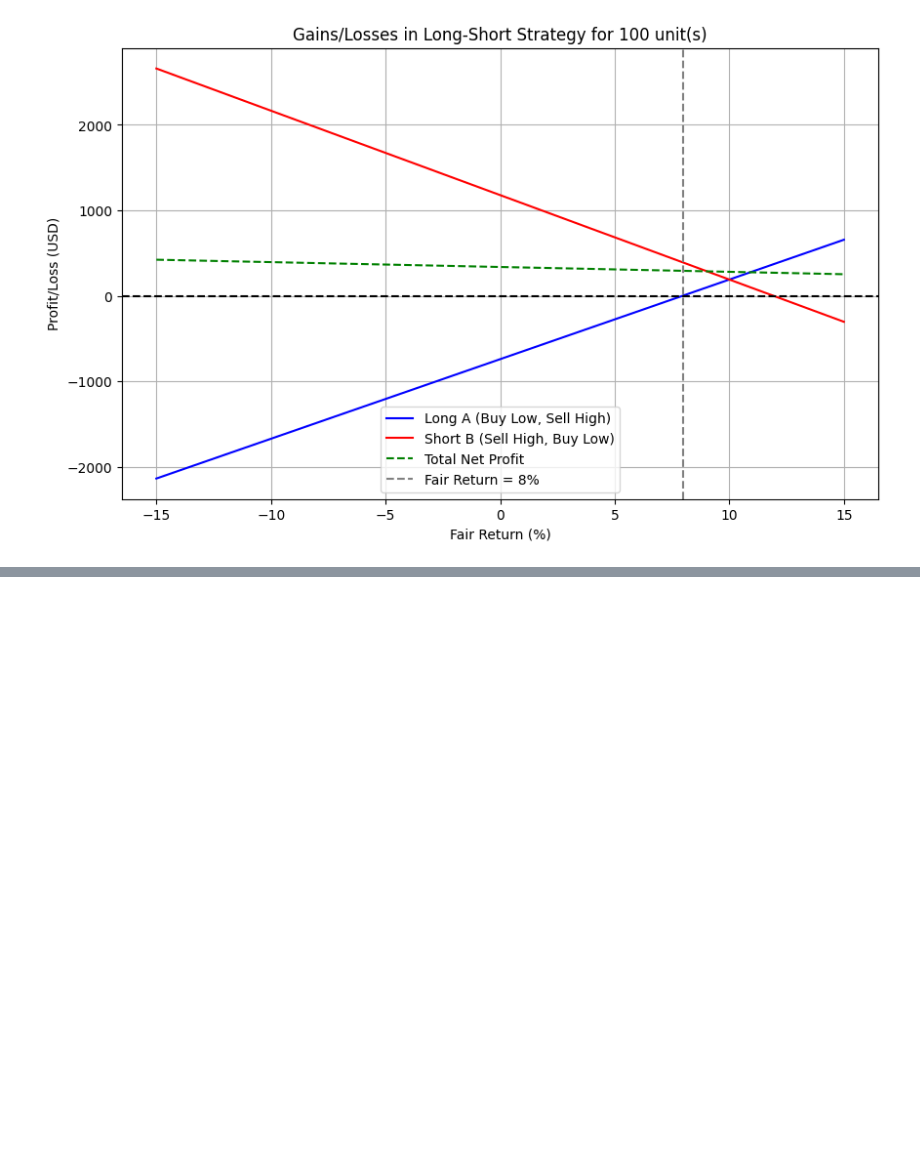
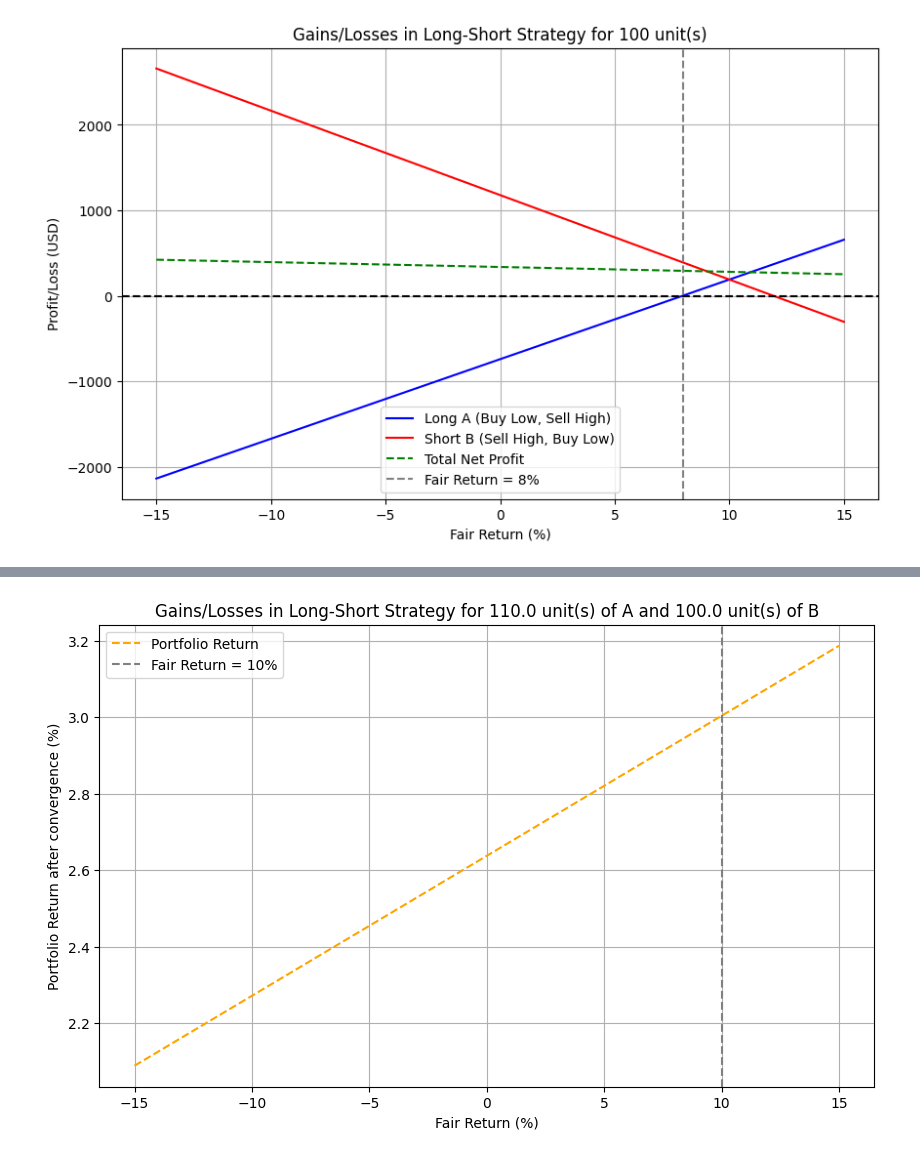
Before and after one commit to KayalvizhiT513/Algo_Trading, a Jupyter notebook: Problems_25Apr2025_Beta_Neutral_Convergence_Trade.ipynb, the cells around one changed output, grey strips where cells are left out. Drawn from its saved outputs; the diff is of its cells as text; code cells hidden in the pictures; blank space fills up the shorter version.

```diff
--- a/Problems_25Apr2025_Beta_Neutral_Convergence_Trade.ipynb
+++ b/Problems_25Apr2025_Beta_Neutral_Convergence_Trade.ipynb
@@ -278,0 +348,4 @@ plot_gains_losses(n_units=100)
+# %%
+plot_fair_return_vs_portfolio_return(n_units=10, k=11000)
+# %% [output]
+[figure, added]
```
Also changed, not shown: parts of 11 cells of this notebook.
